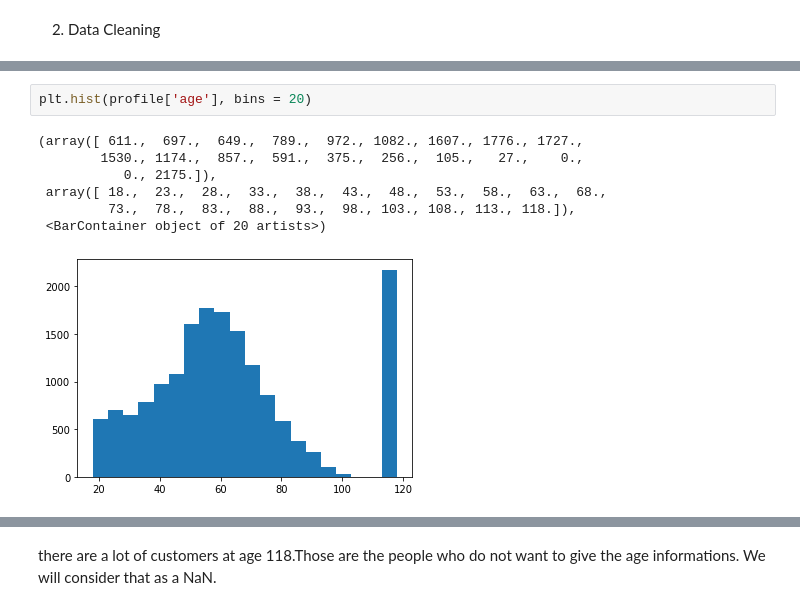
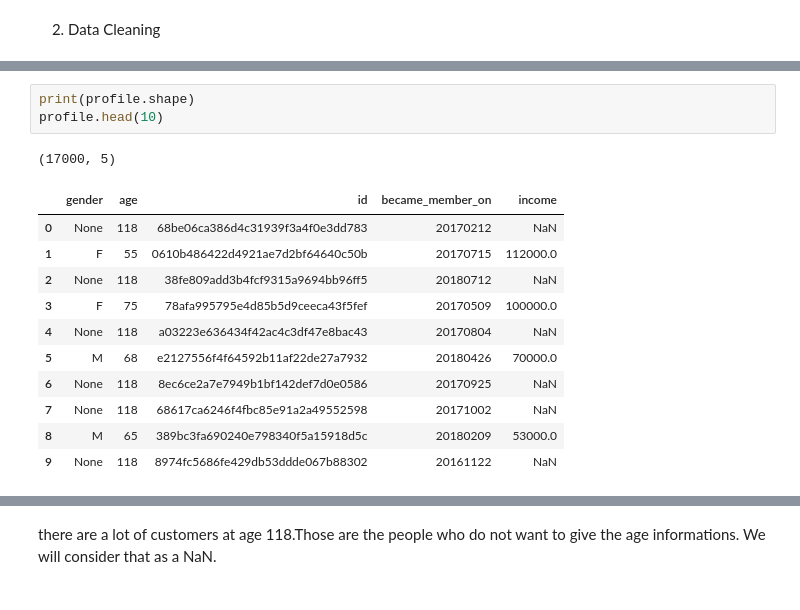
Before and after one commit to venson/starbucks, a Jupyter notebook: Starbucks_Capstone_notebook.ipynb, the cells around one changed output, grey strips where cells are left out. Cells and saved outputs as stored; diff of their text form.

```diff
--- a/Starbucks_Capstone_notebook.ipynb
+++ b/Starbucks_Capstone_notebook.ipynb
@@ -119,10 +110,16 @@ profile.head()
-# %%
-plt.hist(profile['age'], bins = 20)
-# %% [output]
-(array([ 611.,  697.,  649.,  789.,  972., 1082., 1607., 1776., 1727.,
-        1530., 1174.,  857.,  591.,  375.,  256.,  105.,   27.,    0.,
-           0., 2175.]),
- array([ 18.,  23.,  28.,  33.,  38.,  43.,  48.,  53.,  58.,  63.,  68.,
-         73.,  78.,  83.,  88.,  93.,  98., 103., 108., 113., 118.]),
- <BarContainer object of 20 artists>)
-[figure, removed]
+# %%
+print(profile.shape)
+profile.head(10)
+# %% [output]
+(17000, 5)
+|  | gender | age | id | became_member_on | income |
+| 0 | None | 118 | 68be06ca386d4c31939f3a4f0e3dd783 | 20170212 | NaN |
+| 1 | F | 55 | 0610b486422d4921ae7d2bf64640c50b | 20170715 | 112000.0 |
+| 2 | None | 118 | 38fe809add3b4fcf9315a9694bb96ff5 | 20180712 | NaN |
+| 3 | F | 75 | 78afa995795e4d85b5d9ceeca43f5fef | 20170509 | 100000.0 |
+| 4 | None | 118 | a03223e636434f42ac4c3df47e8bac43 | 20170804 | NaN |
+| 5 | M | 68 | e2127556f4f64592b11af22de27a7932 | 20180426 | 70000.0 |
+| 6 | None | 118 | 8ec6ce2a7e7949b1bf142def7d0e0586 | 20170925 | NaN |
+| 7 | None | 118 | 68617ca6246f4fbc85e91a2a49552598 | 20171002 | NaN |
+| 8 | M | 65 | 389bc3fa690240e798340f5a15918d5c | 20180209 | 53000.0 |
+| 9 | None | 118 | 8974fc5686fe429db53ddde067b88302 | 20161122 | NaN |
```
Also changed, not shown: parts of 26 cells of this notebook.
